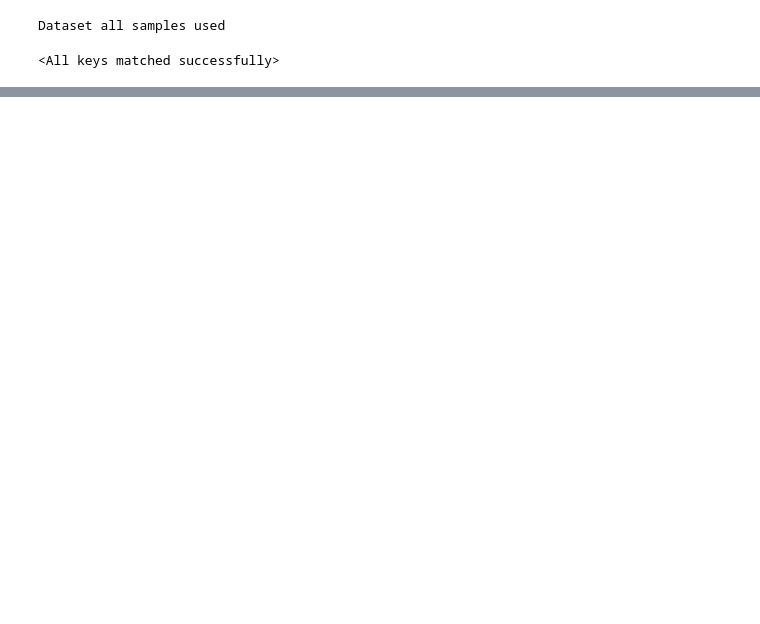
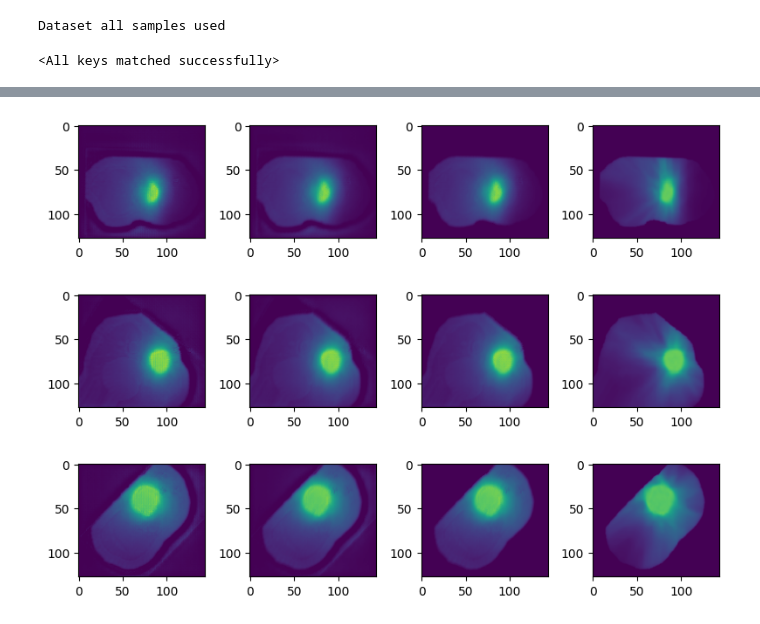
Before and after one commit to sunyu0410/gdp-hmm-model, a Jupyter notebook: GDP-smooth-model.ipynb, the cells around one changed output, grey strips where cells are left out. Drawn from its saved outputs; the diff is of its cells as text; code cells hidden in the pictures; blank space fills up the shorter version.

```diff
--- a/GDP-smooth-model.ipynb
+++ b/GDP-smooth-model.ipynb
@@ -250,4 +315,4 @@ torch.save(model.state_dict(), 'weights/smooth_v1.pt') # Test loss: 0.360
 # %%
-model.load_state_dict(torch.load('weights/smooth_v1.pt'))
+s_model.load_state_dict(torch.load('weights/smooth_v1.pt'))
 # %% [output]
 <All keys matched successfully>
@@ -253,0 +321,6 @@ model.load_state_dict(torch.load('weights/smooth_v1.pt'))
+# %%
+from models import MLP
+
+b_model = MLP().to(device)
+b_model.eval()
+b_model.load_state_dict(torch.load('weights/bias.pt'))
@@ -253,0 +381,6 @@ model.load_state_dict(torch.load('weights/smooth_v1.pt'))
+# %%
+optimizer = optim.Adam(s_model.parameters(), lr=1e-3)
+criterion = nn.L1Loss()
+epochs = 10
+# %%
+loss_id = 3
@@ -253,0 +459,15 @@ model.load_state_dict(torch.load('weights/smooth_v1.pt'))
+# %%
+import matplotlib.pyplot as plt
+fig, ax = plt.subplots(3, 4, figsize=(8, 6))
+
+out_masked = outputs.clone()
+out_masked[body_mask==False] = 0
+
+for i in range(3):
+    ax[i,0].imshow(x_[i,0,50].detach().cpu(), vmin=0, vmax=8)
+    ax[i,1].imshow(outputs[i,0,50].detach().cpu(), vmin=0, vmax=8)
+    ax[i,2].imshow(out_masked[i,0,50].detach().cpu(), vmin=0, vmax=8)
+    ax[i,3].imshow(y.cpu()[i,0,50], vmin=0, vmax=8)
+plt.tight_layout()
+# %% [output]
+[figure, added]
```
Also changed, not shown: parts of 17 cells of this notebook, 8 other files.
